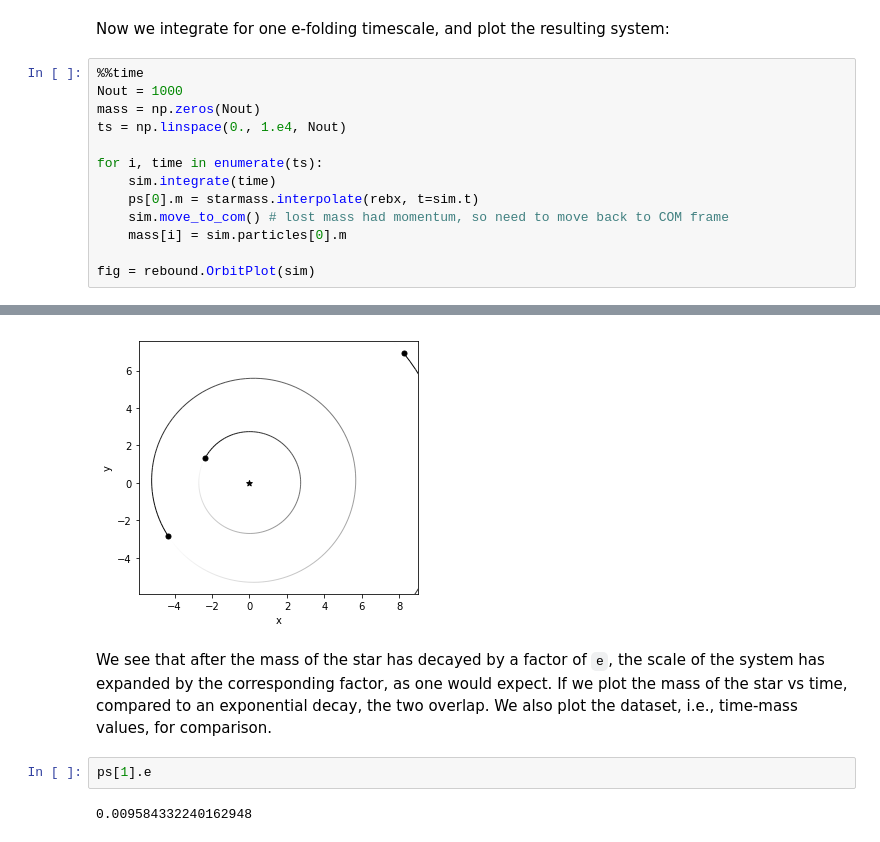
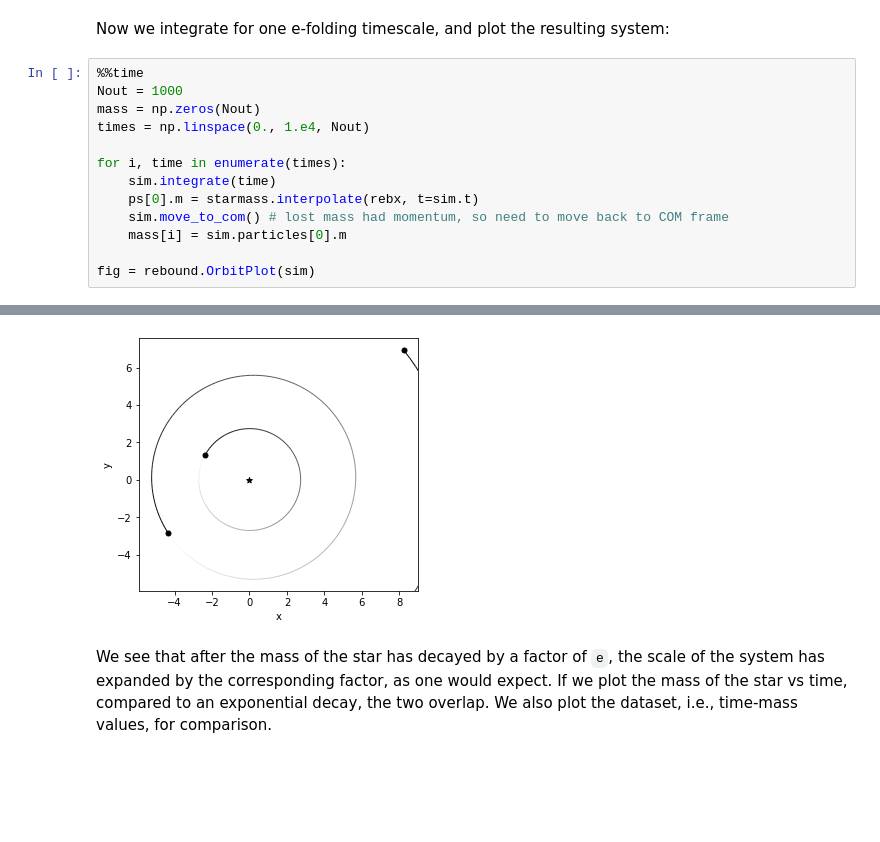
Before and after one commit to dtamayo/reboundx, a Jupyter notebook: ipython_examples/MassEvolution.ipynb, the cells around one changed output, grey strips where cells are left out. Drawn from its saved outputs; the diff is of its cells as text; blank space fills up the shorter version.

```diff
--- a/ipython_examples/MassEvolution.ipynb
+++ b/ipython_examples/MassEvolution.ipynb
@@ -46,9 +47,9 @@ Now we integrate for one e-folding timescale, and plot the resulting system:
 %%time
 Nout = 1000
 mass = np.zeros(Nout)
-ts = np.linspace(0., 1.e4, Nout)
+times = np.linspace(0., 1.e4, Nout)
 
-for i, time in enumerate(ts):
+for i, time in enumerate(times):
     sim.integrate(time)
     ps[0].m = starmass.interpolate(rebx, t=sim.t)
     sim.move_to_com() # lost mass had momentum, so need to move back to COM frame
@@ -61,10 +62,6 @@ Wall time: 1.74 s
-[figure, old version]
+[figure, new version]
 # %% [markdown]
 We see that after the mass of the star has decayed by a factor of `e`, the scale of the system has expanded by the corresponding factor, as one would expect.  If we plot the mass of the star vs time, compared to an exponential decay, the two overlap. We also plot the dataset, i.e., time-mass values, for comparison.
-# %%
-ps[1].e
-# %% [output]
-0.009584332240162948
 # %%
 import matplotlib.pyplot as plt
 
```
Also changed, not shown: parts of 6 cells of this notebook, 5 other files.
